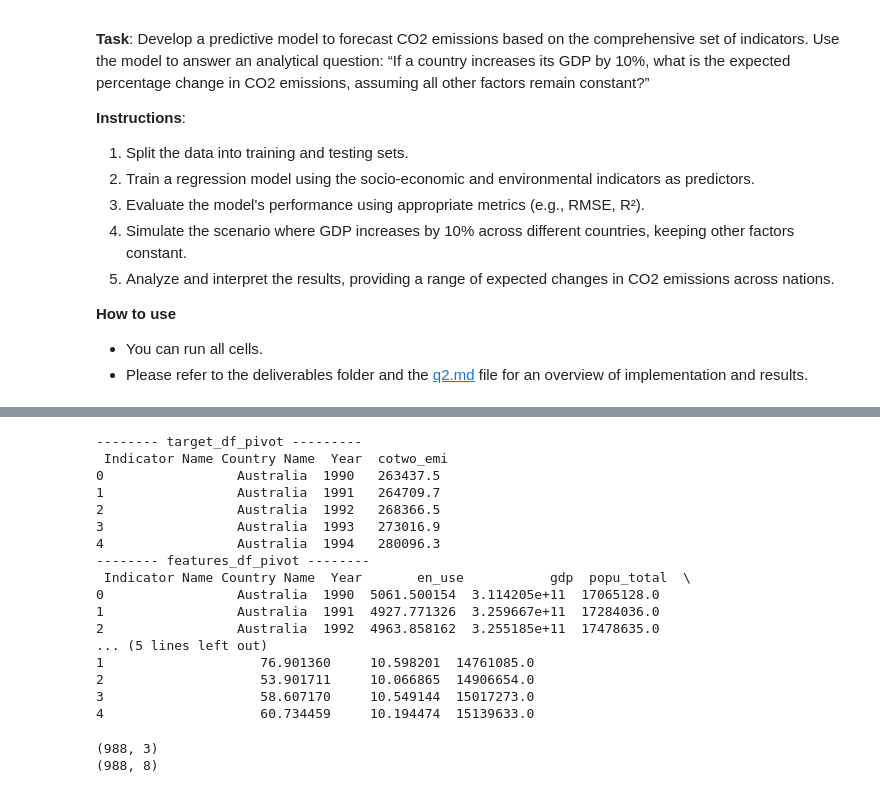
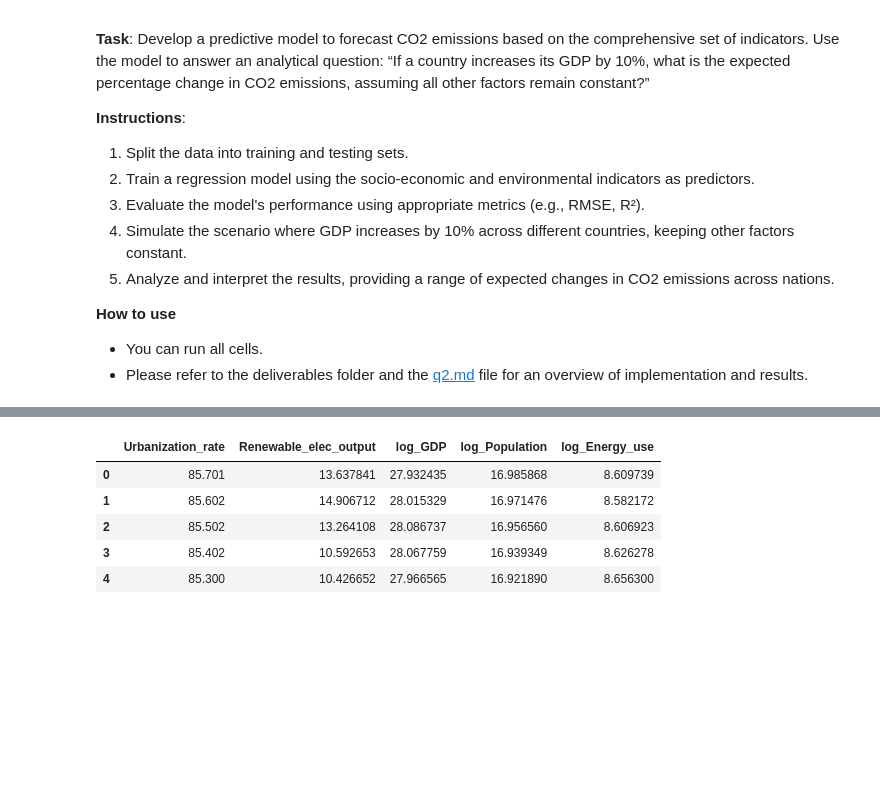
Before and after one commit to JuanRobledo12/Decision_Sciencies_Practical_Exam, a Jupyter notebook: q2.ipynb, the cells around one changed output, grey strips where cells are left out. Saved outputs shown, nothing was run; the diff lists cells and outputs as text; code cells hidden in the pictures; blank space fills up the shorter version.

```diff
--- a/q2.ipynb
+++ b/q2.ipynb
@@ -75,31 +77,14 @@ print(features_df.head())
-# %%
-# Pivot the data to have years as rows and indicators as columns
-target_df_pivot = target_df.pivot_table(index=["Country Name", "Year"], columns="Indicator Name", values="Value").reset_index()
-features_df_pivot = features_df.pivot_table(index=["Country Name", "Year"], columns="Indicator Name", values="Value").reset_index()
-
-print('-------- target_df_pivot ---------\n', target_df_pivot.head())
-print('-------- features_df_pivot --------\n', features_df_pivot.head())
-# %% [output]
--------- target_df_pivot ---------
- Indicator Name Country Name  Year  cotwo_emi
-0                 Australia  1990   263437.5
-1                 Australia  1991   264709.7
-2                 Australia  1992   268366.5
-3                 Australia  1993   273016.9
-4                 Australia  1994   280096.3
--------- features_df_pivot --------
- Indicator Name Country Name  Year       en_use           gdp  popu_total  \
-0                 Australia  1990  5061.500154  3.114205e+11  17065128.0
-1                 Australia  1991  4927.771326  3.259667e+11  17284036.0
-2                 Australia  1992  4963.858162  3.255185e+11  17478635.0
-... (5 lines left out)
-1                    76.901360     10.598201  14761085.0
-2                    53.901711     10.066865  14906654.0
-3                    58.607170     10.549144  15017273.0
-4                    60.734459     10.194474  15139633.0
-# %%
-print(target_df_pivot.shape)
-print(features_df_pivot.shape)
-# %% [output]
-(988, 3)
-(988, 8)
+# %%
+model_evaluation = ModelEvaluation()
+# Create test and train sets
+X = df.drop(columns=['country', 'date', 'log_CO2_emissions'])
+y = df['log_CO2_emissions']
+
+X.head()
+# %% [output]
+|  | Urbanization_rate | Renewable_elec_output | log_GDP | log_Population | log_Energy_use |
+| 0 | 85.701 | 13.637841 | 27.932435 | 16.985868 | 8.609739 |
+| 1 | 85.602 | 14.906712 | 28.015329 | 16.971476 | 8.582172 |
+| 2 | 85.502 | 13.264108 | 28.086737 | 16.956560 | 8.606923 |
+| 3 | 85.402 | 10.592653 | 28.067759 | 16.939349 | 8.626278 |
+| 4 | 85.300 | 10.426652 | 27.966565 | 16.921890 | 8.656300 |
```
Also changed, not shown: parts of 9 cells of this notebook, 14 other files.
